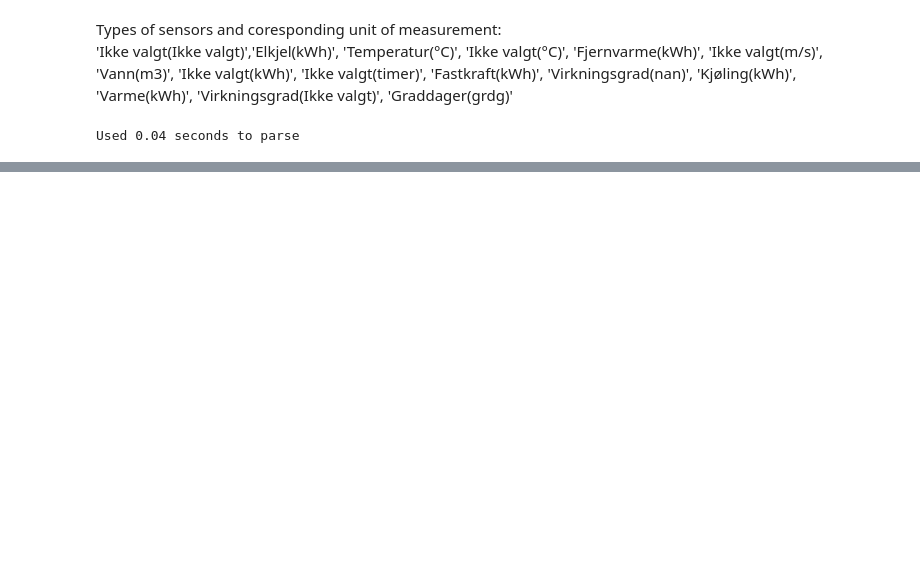
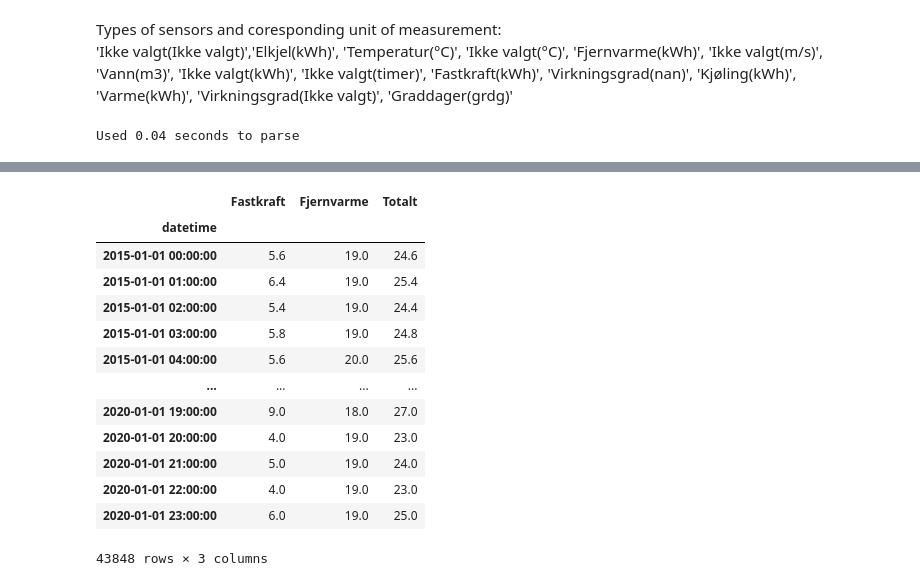
Before and after one commit to dagokl/trdk02_energy_consumption, a Jupyter notebook: notebooks/buildings.ipynb, the cells around one changed output, grey strips where cells are left out. Drawn from its saved outputs; the diff is of its cells as text; code cells hidden in the pictures; blank space fills up the shorter version.

```diff
--- a/notebooks/buildings.ipynb
+++ b/notebooks/buildings.ipynb
@@ -133 +112,18 @@ i: 512  n: 594  i/n: 0.86
+# %%
+building_dfs['Trondheim Kommune - Voldsminde barnehage']
+# %% [output]
+|  | Fastkraft | Fjernvarme | Totalt |
+| datetime |  |  |  |
+| 2015-01-01 00:00:00 | 5.6 | 19.0 | 24.6 |
+| 2015-01-01 01:00:00 | 6.4 | 19.0 | 25.4 |
+| 2015-01-01 02:00:00 | 5.4 | 19.0 | 24.4 |
+| 2015-01-01 03:00:00 | 5.8 | 19.0 | 24.8 |
+| 2015-01-01 04:00:00 | 5.6 | 20.0 | 25.6 |
+| ... | ... | ... | ... |
+| 2020-01-01 19:00:00 | 9.0 | 18.0 | 27.0 |
+| 2020-01-01 20:00:00 | 4.0 | 19.0 | 23.0 |
+| 2020-01-01 21:00:00 | 5.0 | 19.0 | 24.0 |
+| 2020-01-01 22:00:00 | 4.0 | 19.0 | 23.0 |
+| 2020-01-01 23:00:00 | 6.0 | 19.0 | 25.0 |
+43848 rows × 3 columns
 # %%
```
Also changed, not shown: parts of 8 cells of this notebook.
